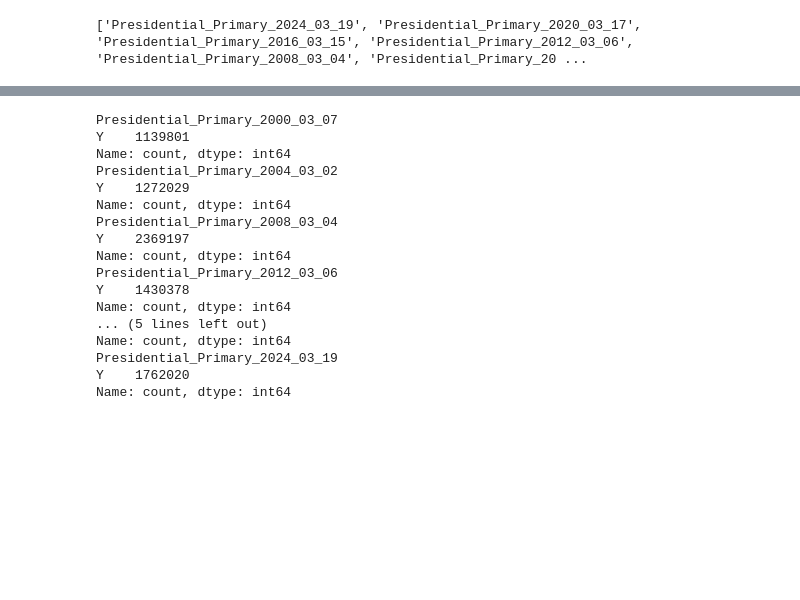
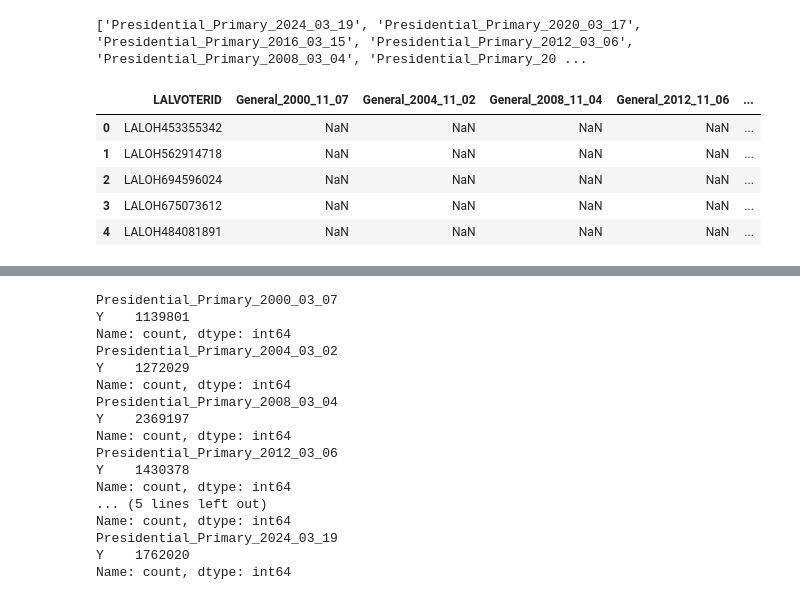
Before and after one commit to hunkim98/ohio_vote, a Jupyter notebook: preprocess/voter.ipynb, the cells around one changed output, grey strips where cells are left out. Saved outputs shown, nothing was run; the diff lists cells and outputs as text; code cells hidden in the pictures; blank space fills up the shorter version.

```diff
--- a/preprocess/voter.ipynb
+++ b/preprocess/voter.ipynb
@@ -4,6 +4,11 @@ import numpy as np
 # %%
 # df_demography = pd.read_csv('./data/oh_demographic_2024_10_31.csv')
 df_voter = pd.read_csv('../data/oh_voter_history_2024_10_31.csv')
+# %%
+# show head without truncation
+pd.set_option('display.max_columns', None)
+pd.set_option('display.width', None)
+pd.set_option('display.max_rows', None)
 # %%
 df_voter.head()
 # %% [output]
@@ -33,6 +37,8 @@ Index(['LALVOTERID', 'Special_2024_06_11', 'Presidential_Primary_2024_03_19',
        'BallotReturnDate_General_2010_11_02',
        'BallotReturnDate_Primary_2010_05_04'],
       dtype='object', length=422)
+# %%
+election_columns = [i for i in df_voter.columns if ((i.startswith("General_")) and (int(i.split("_")[1]) % 4 == 0))]
 # %%
 # print dimension
 print(df_voter.shape)
@@ -48,3 +54,15 @@ presidential_columns = [i for i in df_voter.columns if i.startswith("Presidentia
 print(presidential_columns)
 # %% [output]
 ['Presidential_Primary_2024_03_19', 'Presidential_Primary_2020_03_17', 'Presidential_Primary_2016_03_15', 'Presidential_Primary_2012_03_06', 'Presidential_Primary_2008_03_04', 'Presidential_Primary_20 ...
+# %%
+election_columns = election_columns[::-1]
+df_voter_small = df_voter[["LALVOTERID"] + election_columns]
+# %%
+df_voter_small.head()
+# %% [output]
+|  | LALVOTERID | General_2000_11_07 | General_2004_11_02 | General_2008_11_04 | General_2012_11_06 | ... |
+| 0 | LALOH453355342 | NaN | NaN | NaN | NaN | ... |
+| 1 | LALOH562914718 | NaN | NaN | NaN | NaN | ... |
+| 2 | LALOH694596024 | NaN | NaN | NaN | NaN | ... |
+| 3 | LALOH675073612 | NaN | NaN | NaN | NaN | ... |
+| 4 | LALOH484081891 | NaN | NaN | NaN | NaN | ... |
```
Also changed, not shown: parts of 2 cells of this notebook, 6 other files.
